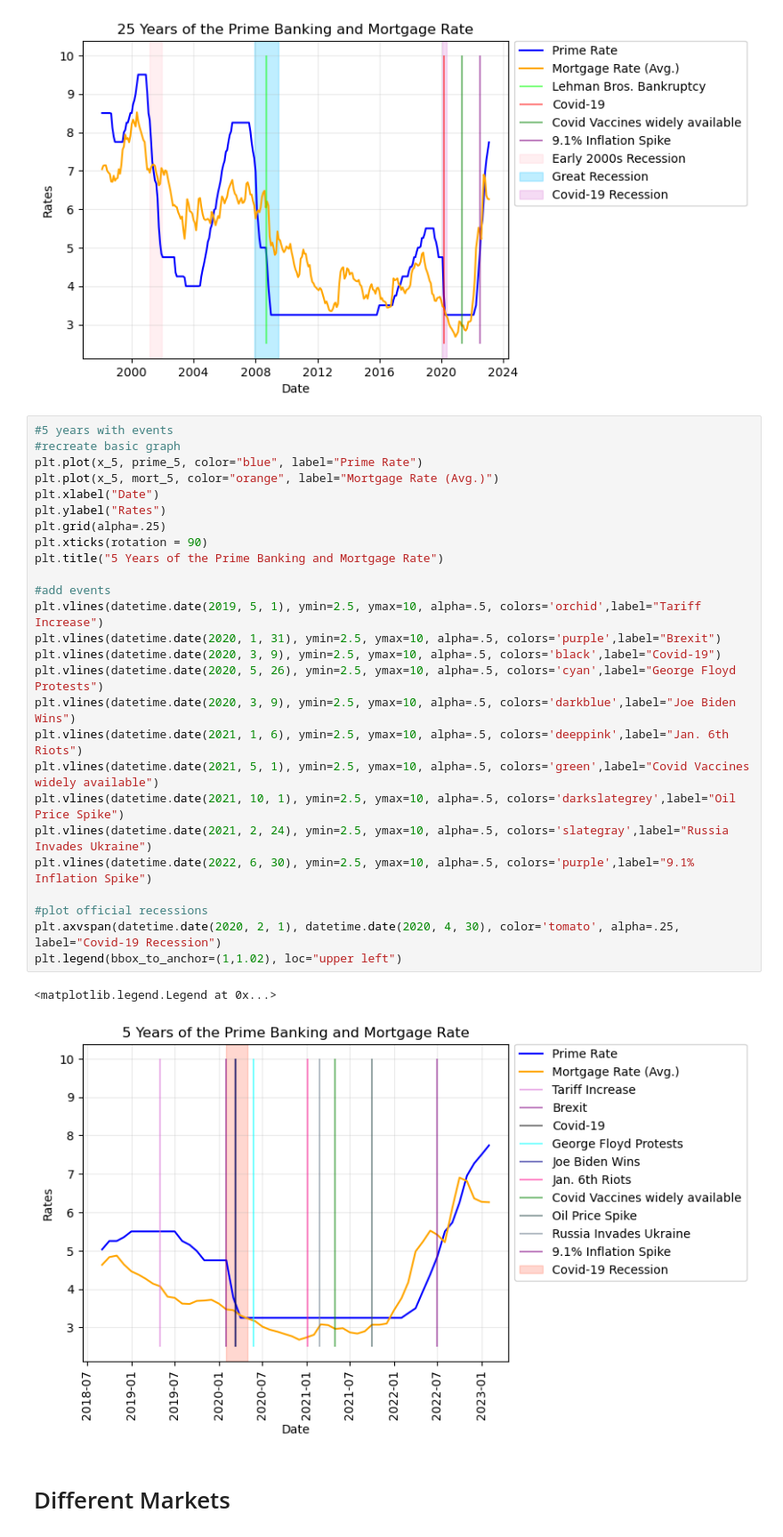
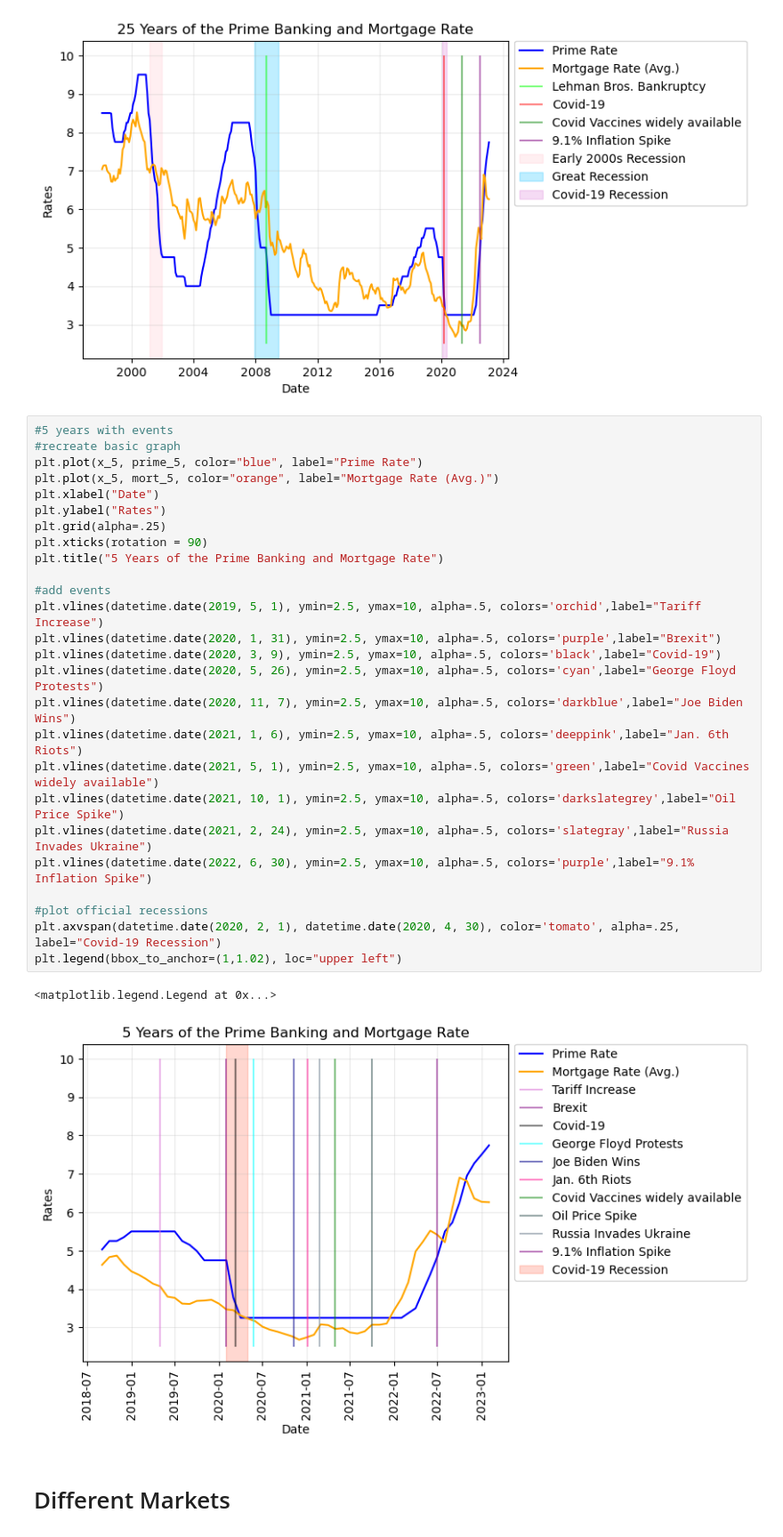
Before and after one commit to ceramicbull/Project-1-Repo, a Jupyter notebook: Group Project One Notebook.ipynb, the cells around one changed output. Shown at 89% size. Cells and saved outputs as stored; diff of their text form.

Commit message:
added (hopefully) final images and corrected a problem with historic graph

```diff
--- a/Group Project One Notebook.ipynb
+++ b/Group Project One Notebook.ipynb
@@ -1043,32 +1043,32 @@ plt.legend(bbox_to_anchor=(1,1.02), loc="upper left")
 # %%
 #5 years with events
 #recreate basic graph
 plt.plot(x_5, prime_5, color="blue", label="Prime Rate")
 plt.plot(x_5, mort_5, color="orange", label="Mortgage Rate (Avg.)")
 plt.xlabel("Date")
 plt.ylabel("Rates")
 plt.grid(alpha=.25)
 plt.xticks(rotation = 90)
 plt.title("5 Years of the Prime Banking and Mortgage Rate")
 
 #add events
 plt.vlines(datetime.date(2019, 5, 1), ymin=2.5, ymax=10, alpha=.5, colors='orchid',label="Tariff Increase")
 plt.vlines(datetime.date(2020, 1, 31), ymin=2.5, ymax=10, alpha=.5, colors='purple',label="Brexit")
 plt.vlines(datetime.date(2020, 3, 9), ymin=2.5, ymax=10, alpha=.5, colors='black',label="Covid-19")
 plt.vlines(datetime.date(2020, 5, 26), ymin=2.5, ymax=10, alpha=.5, colors='cyan',label="George Floyd Protests")
-plt.vlines(datetime.date(2020, 3, 9), ymin=2.5, ymax=10, alpha=.5, colors='darkblue',label="Joe Biden Wins")
+plt.vlines(datetime.date(2020, 11, 7), ymin=2.5, ymax=10, alpha=.5, colors='darkblue',label="Joe Biden Wins")
 plt.vlines(datetime.date(2021, 1, 6), ymin=2.5, ymax=10, alpha=.5, colors='deeppink',label="Jan. 6th Riots")
 plt.vlines(datetime.date(2021, 5, 1), ymin=2.5, ymax=10, alpha=.5, colors='green',label="Covid Vaccines widely available")
 plt.vlines(datetime.date(2021, 10, 1), ymin=2.5, ymax=10, alpha=.5, colors='darkslategrey',label="Oil Price Spike")
 plt.vlines(datetime.date(2021, 2, 24), ymin=2.5, ymax=10, alpha=.5, colors='slategray',label="Russia Invades Ukraine")
 plt.vlines(datetime.date(2022, 6, 30), ymin=2.5, ymax=10, alpha=.5, colors='purple',label="9.1% Inflation Spike")
 
 #plot official recessions
 plt.axvspan(datetime.date(2020, 2, 1), datetime.date(2020, 4, 30), color='tomato', alpha=.25, label="Covid-19 Recession")
 plt.legend(bbox_to_anchor=(1,1.02), loc="upper left")
 # %% [output]
 <matplotlib.legend.Legend at 0x...>
-[figure, old version]
+[figure, new version]
 # %% [markdown]
 # Different Markets
 # %%
```
Also changed, not shown: parts of 4 cells of this notebook, 14 other files.
